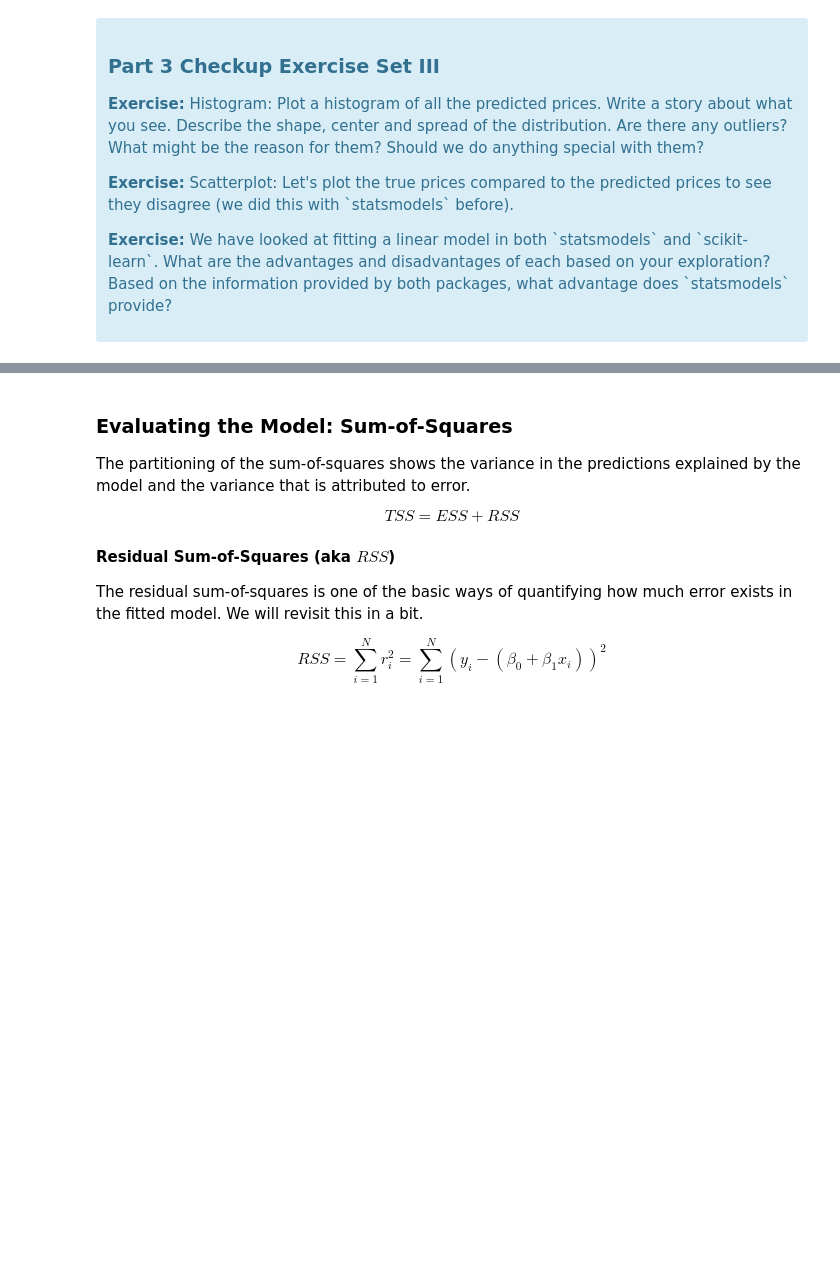
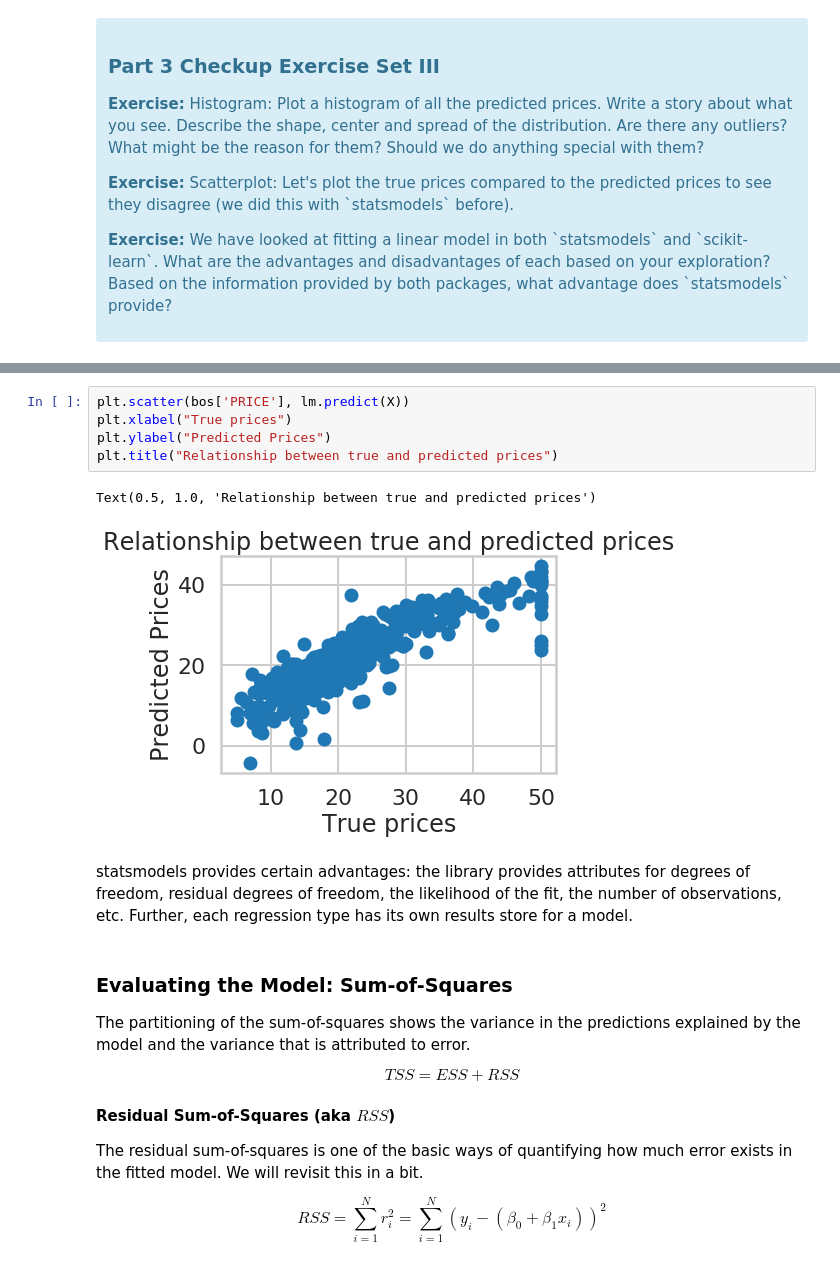
Before and after one commit to laurenalexandra999/boston-housing, a Jupyter notebook: linear_regression_housing.ipynb, the cells around one changed output, grey strips where cells are left out. Cells and saved outputs as stored; diff of their text form; blank space fills up the shorter version.

```diff
--- a/linear_regression_housing.ipynb
+++ b/linear_regression_housing.ipynb
@@ -550,3 +583,13 @@ lm.predict(X)[0:5]
+# %%
+plt.scatter(bos['PRICE'], lm.predict(X))
+plt.xlabel("True prices")
+plt.ylabel("Predicted Prices")
+plt.title("Relationship between true and predicted prices")
+# %% [output]
+Text(0.5, 1.0, 'Relationship between true and predicted prices')
+[figure, added]
+# %% [markdown]
+statsmodels provides certain advantages: the library provides attributes for degrees of freedom, residual degrees of freedom, the likelihood of the fit, the number of observations, etc. Further, each regression type has its own results store for a model.
 # %% [markdown]
 ### Evaluating the Model: Sum-of-Squares
 
```
Also changed, not shown: parts of 45 cells of this notebook.
